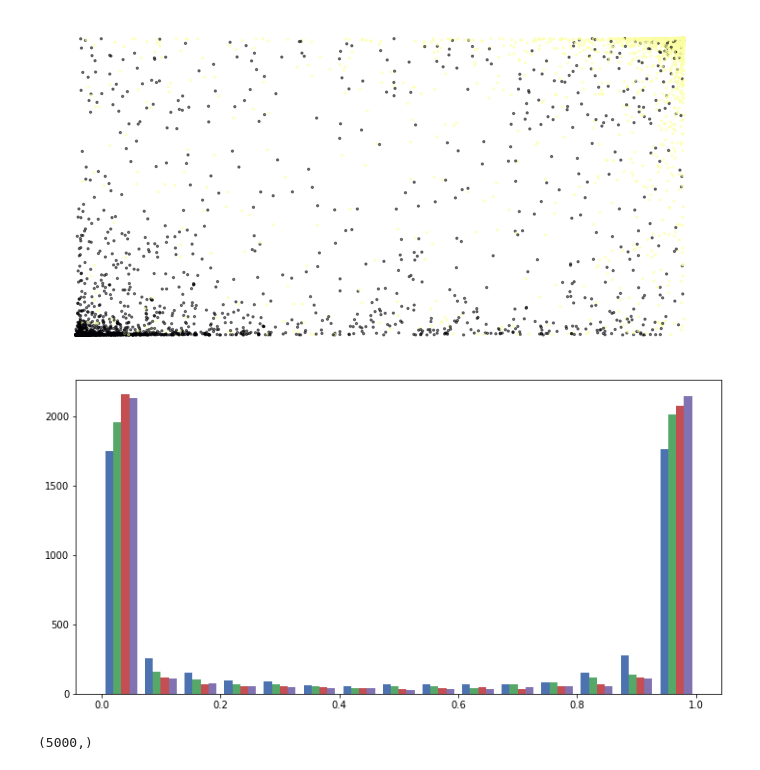
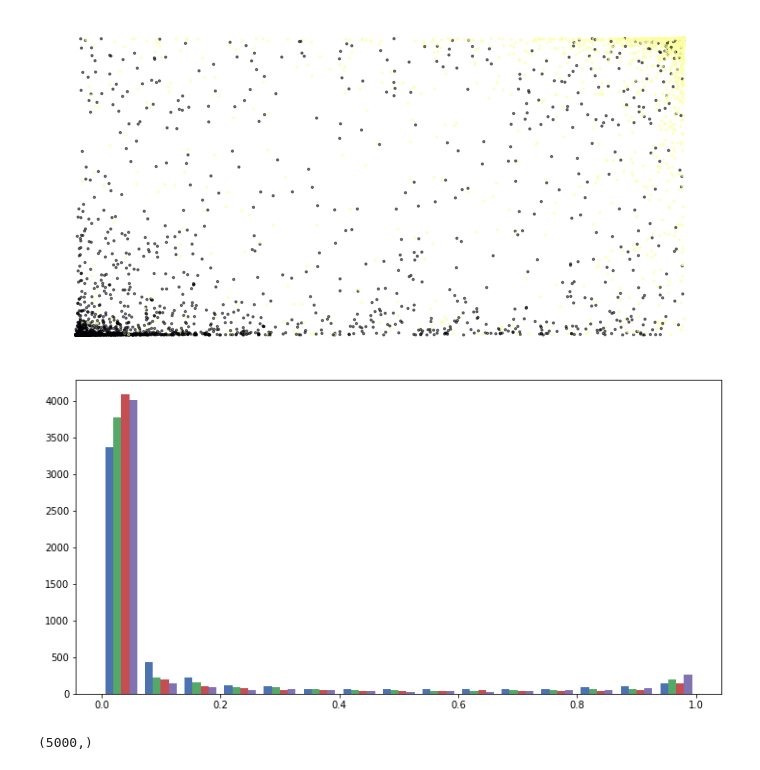
Before and after one commit to usnistgov/STVM_NLP_Research, a Jupyter notebook: combiners/SSNet_predictions_notebook.ipynb, the cells around one changed output. Drawn from its saved outputs; the diff is of its cells as text; code cells hidden in the pictures.

```diff
--- a/combiners/SSNet_predictions_notebook.ipynb
+++ b/combiners/SSNet_predictions_notebook.ipynb
@@ -451,16 +451,16 @@ ax.axis('off')
 # %%
 target = [0, 1, 2, 3]
 A = 1 / len(target)
 # losses = np.abs(np.array(points[1]) - np.array(points[2]))
 losses = []
 for t in target:
     ys = np.array(prep_data(imdb_data))
-    ys = np.random.randint(0, 2, ys.shape)
+#     ys = np.random.randint(0, 2, ys.shape)
     loss = np.abs(np.array(prep_data(p[t])) - np.array(ys))
     losses.append(loss)
 x = plt.hist(losses, bins=15, alpha=1)
 # %% [output]
-[figure, old version]
+[figure, new version]
 # %%
 np.array(prep_data(p[0])).shape
 # %% [output]
```
